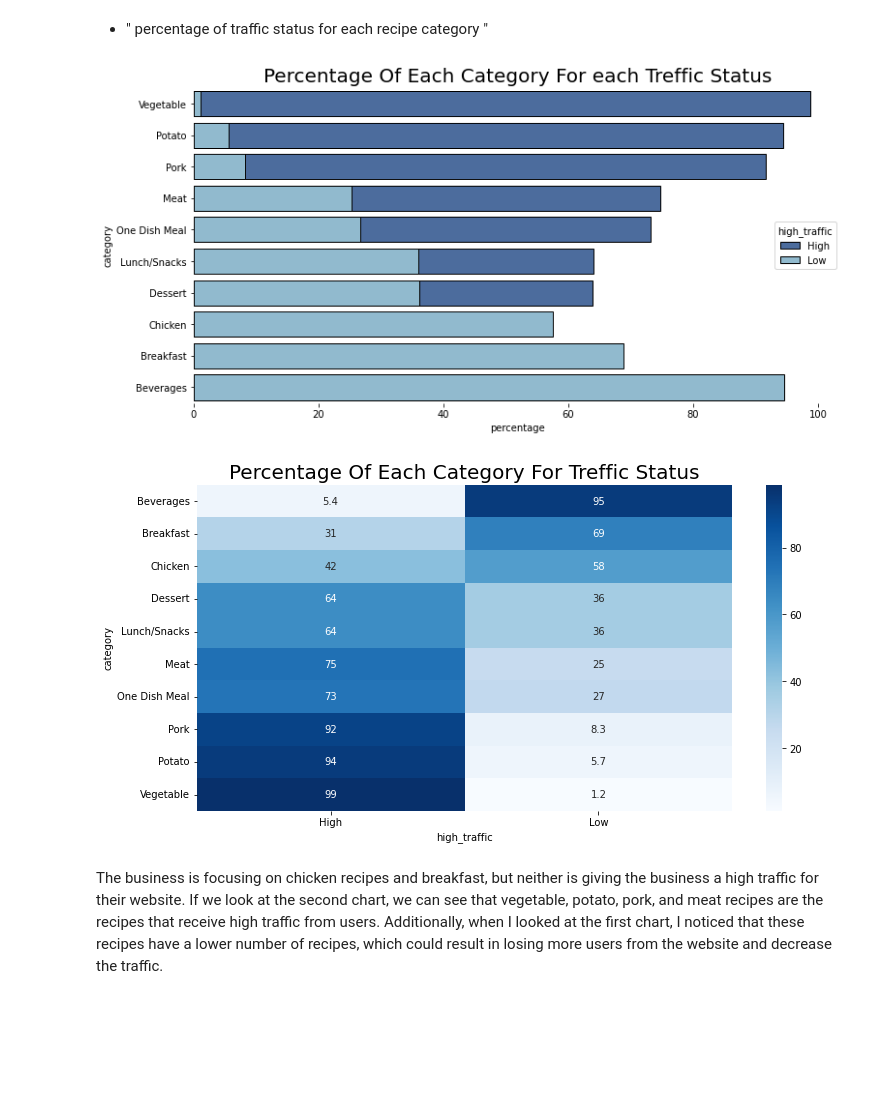
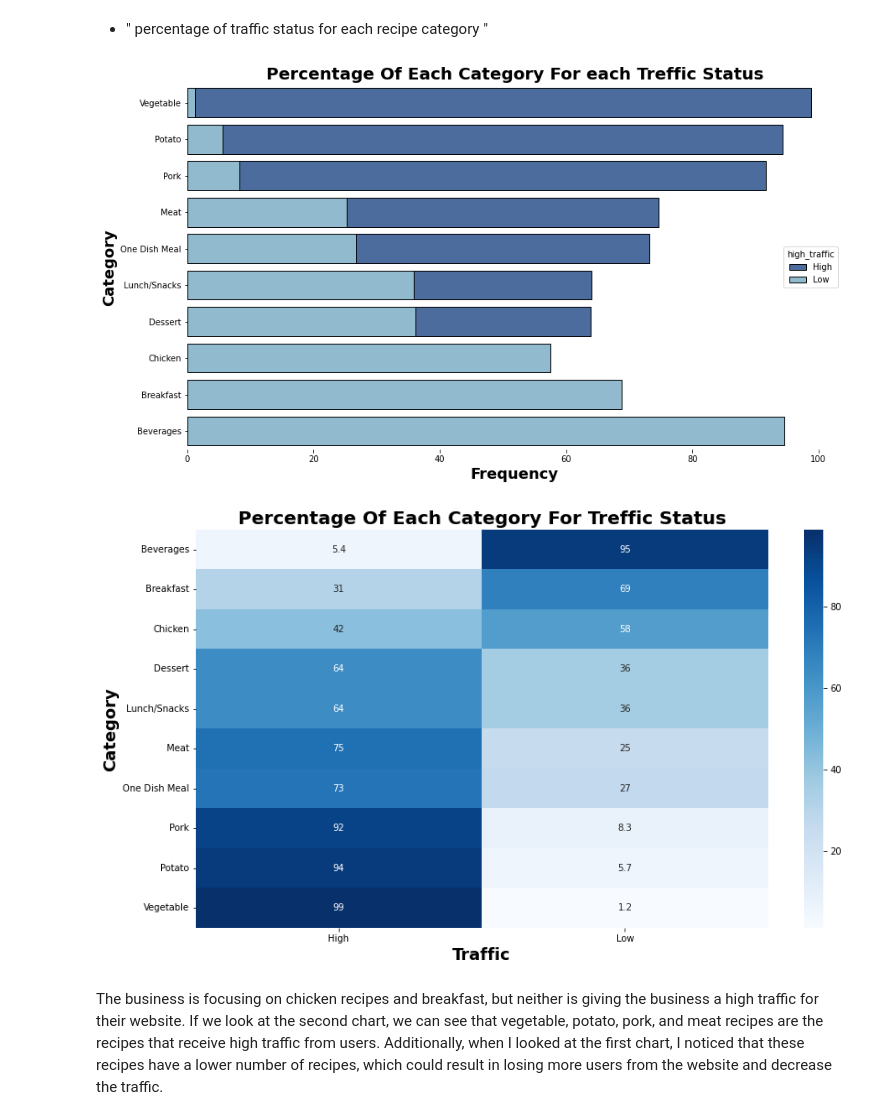
Before and after one commit to MahmoudAdel-hub/DSProfessional, a Jupyter notebook: DSProfessional.ipynb, the cells around one changed output. Drawn from its saved outputs; the diff is of its cells as text; code cells hidden in the pictures; blank space fills up the shorter version.

```diff
--- a/DSProfessional.ipynb
+++ b/DSProfessional.ipynb
@@ -211,0 +212,18 @@ plt.show()
+# %%
+sns.set_palette(['#3C4D6F', '#5770A3'])
+
+fig, ax = plt.subplots(figsize=(14, 8))
+# Reshape the data into long-form
+df_long = pd.melt(df, id_vars=['high_traffic'], value_vars=['calories', 'carbohydrate', 'sugar'], var_name='variable', value_name='value')
+sns.boxplot(data=df_long, x='variable', y='value', hue='high_traffic', ax=ax)
+
+ax.set_title("Nutritional Value by Traffic Volume", fontsize=20, fontweight='bold')
+ax.set_xlabel("Nutrient Type", fontsize=18, fontweight='bold')
+ax.set_ylabel("Amount", fontsize=18, fontweight='bold')
+ax.tick_params(labelsize=12)
+
+# Set the legend outside the boxplot
+ax.legend(bbox_to_anchor=(1.05, 1), loc=2, borderaxespad=0., title='Traffic Volume', fontsize=12)
+
+# Show the plot
+plt.show()
@@ -288,21 +308,25 @@ x.reset_index(['high_traffic','category'],inplace=True)
 
 x = x.sort_values(by=['high_traffic','percentage'],ascending=[True,False])
 # %%
-plt.subplots(figsize=(12,6))
+plt.subplots(figsize=(14,8))
 custom_palette = {'Low': 'tab:blue', 'High': 'tab:orange'}
 sns.barplot(data=x,y='category',x='percentage',hue='high_traffic',palette=['#3f69aa', '#87bdd8'],dodge=False,edgecolor='black')
-plt.title('Percentage Of Each Category For each Treffic Status',size=20)
+plt.title('Percentage Of Each Category For each Treffic Status',size=20,fontweight='bold')
+plt.ylabel('Category',fontweight='bold',fontsize=18)
+plt.xlabel('Frequency',fontweight='bold',fontsize=18)
 plt.box(False)
 plt.show()
 # %% [output]
-[figure, old version]
+[figure, new version]
 # %%
-plt.subplots(figsize=(12,6))
+plt.subplots(figsize=(14,8))
 sns.heatmap(x.pivot_table(index='category',columns='high_traffic',values='percentage'),annot=True,cmap='Blues')
-plt.title('Percentage Of Each Category For Treffic Status',size=20)
+plt.title('Percentage Of Each Category For Treffic Status',size=20,fontweight='bold')
+plt.xlabel('Traffic',size=18,fontweight='bold')
+plt.ylabel('Category',size=18,fontweight='bold')
 plt.show()
 # %% [output]
-[figure, old version]
+[figure, new version]
 # %% [markdown]
 The business is focusing on chicken recipes and breakfast, but neither is giving the business a high traffic for their website. If we look at the second chart, we can see that vegetable, potato, pork, and meat recipes are the recipes that receive high traffic from users. Additionally, when I looked at the first chart, I noticed that these recipes have a lower number of recipes, which could result in losing more users from the website and decrease the traffic.
 # %%
```
Also changed, not shown: parts of 22 cells of this notebook, 4 other files.
